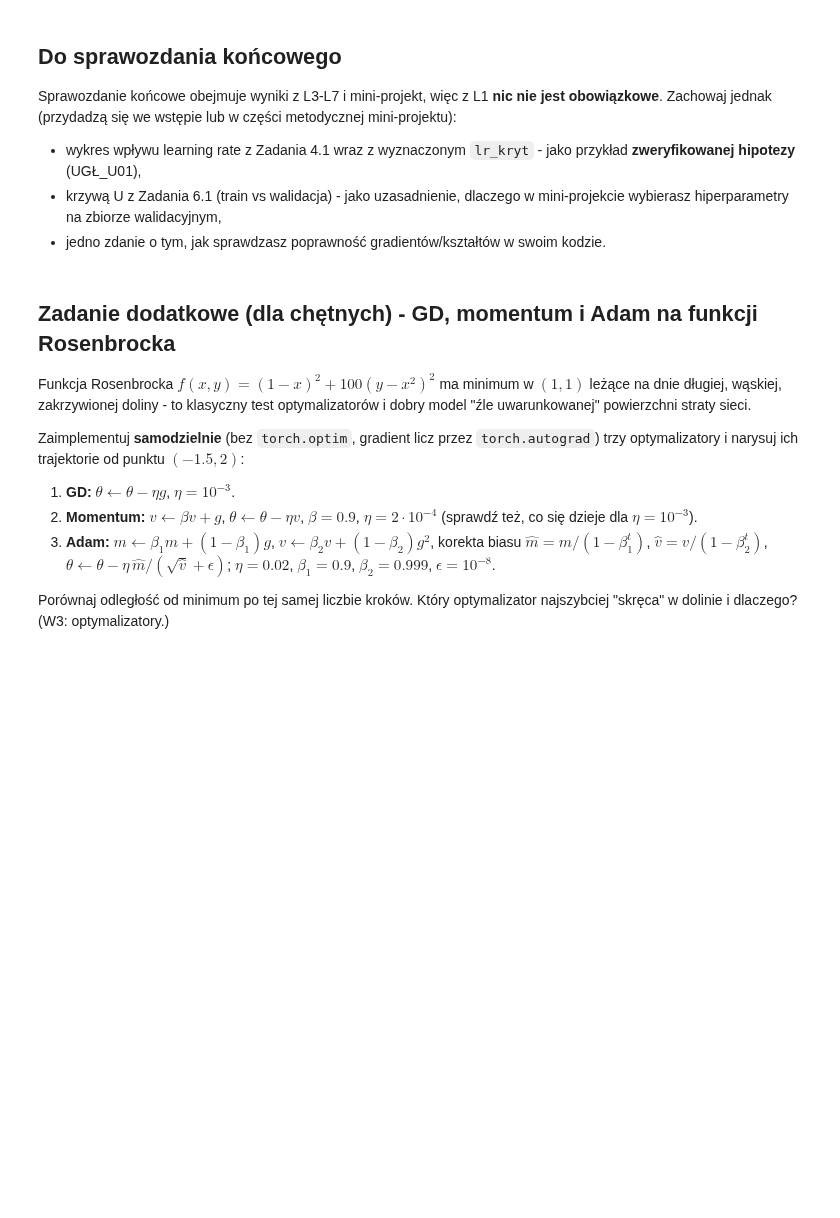
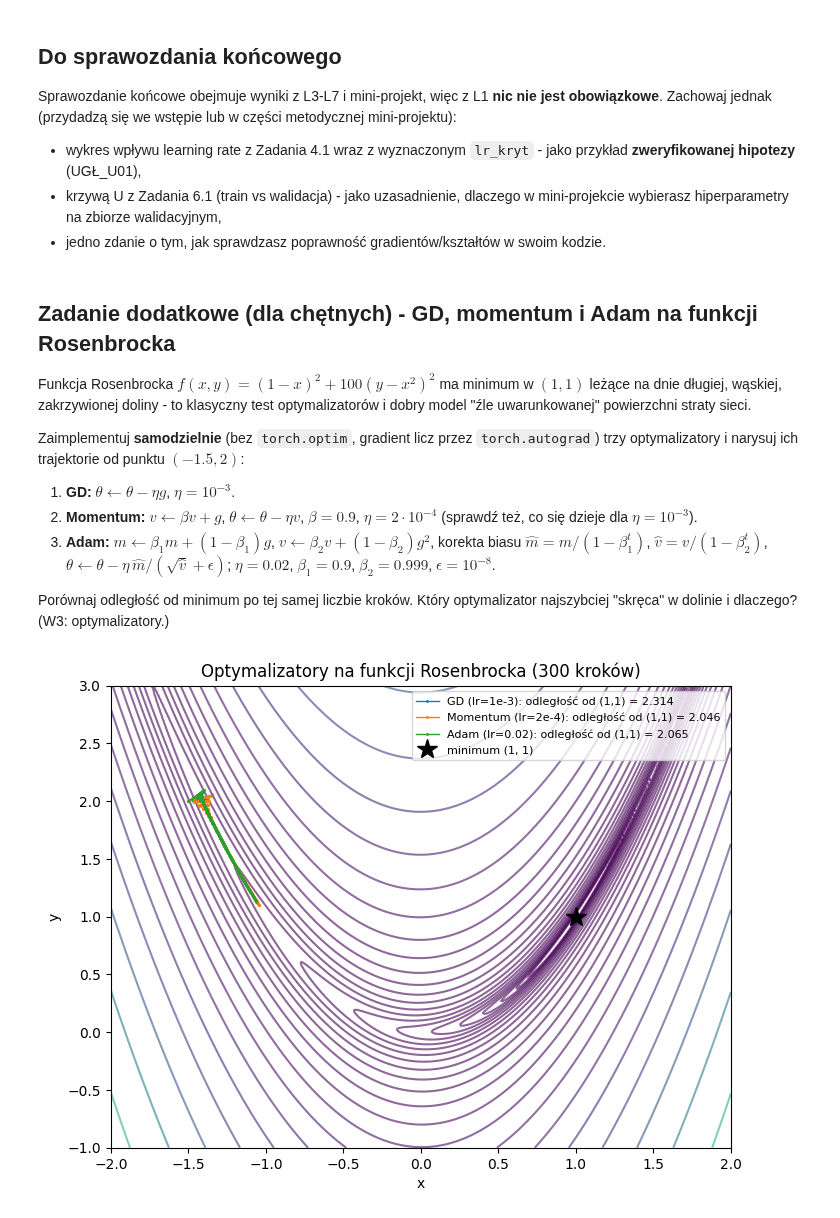
Before and after one commit to RJC2001/Uczenie-g-bokie-i-jego-zastosowania, a Jupyter notebook: 88274_LAB/Lab01_Srodowisko_tensory_gradient.ipynb, the cells around one changed output. Drawn from its saved outputs; the diff is of its cells as text; code cells hidden in the pictures; blank space fills up the shorter version.

```diff
--- a/88274_LAB/Lab01_Srodowisko_tensory_gradient.ipynb
+++ b/88274_LAB/Lab01_Srodowisko_tensory_gradient.ipynb
@@ -872,7 +1088,20 @@ def minibatch_gd(X, y, lr=0.05, epoki=20, batch_size=32, seed=0):
     historia, czasy = [], []
     t0 = time.perf_counter()
     for ep in range(epoki):
-        # TODO: uzupełnij - permutacja, pętla po mini-batchach, gradient na batchu, aktualizacja
+        # permutacja
+        perm = rng.permutation(n)
+        # pętla po mini-batchach
+        for start in range(0, n, batch_size):
+            idx = perm[start:start + batch_size]
+            Xb, yb = X[idx], y[idx]
+            # gradient na batchu (ostatni batch może być mniejszy)
+            nb = len(idx)
+            err = Xb @ w + b - yb
+            dw = 2 * Xb.T @ err / nb
+            db = 2 * np.mean(err)
+            # aktualizacja
+            w -= lr * dw
+            b -= lr * db
         historia.append(np.mean((X @ w + b - y) ** 2))   # strata na całym zbiorze train
         czasy.append(time.perf_counter() - t0)
     return w, b, historia, czasy
@@ -1054,26 +1311,53 @@ Porównaj odległość od minimum po tej samej liczbie kroków. Który optymaliz
 # %%
 def rosenbrock(p):
     return (1 - p[0]) ** 2 + 100 * (p[1] - p[0] ** 2) ** 2
 
 KROKI_R = 300 if SZYBKI_TRYB else 3000
 
 def optymalizuj(metoda, lr, kroki=KROKI_R, start=(-1.5, 2.0)):
     p = torch.tensor(start, dtype=torch.float64, requires_grad=True)
     sciezka_r = [p.detach().numpy().copy()]
-    # TODO: uzupełnij - pętla z GD / momentum / Adam liczonymi ręcznie
-    pass
+    m = torch.zeros(2, dtype=torch.float64)
+    v = torch.zeros(2, dtype=torch.float64)
+    beta1, beta2, eps = 0.9, 0.999, 1e-8
+    beta_m = 0.9
+    # pętla z GD / momentum / Adam
+    for t in range(1, kroki + 1):
+        f = rosenbrock(p)
+        f.backward()
+        g = p.grad.detach().clone()
+        with torch.no_grad():
+            if metoda == "gd":
+                # GD
+                p -= lr * g
+            elif metoda == "momentum":
+                # momentum
+                v = beta_m * v + g
+                p -= lr * v
+            elif metoda == "adam":
+                # Adam
+                m = beta1 * m + (1 - beta1) * g
+                v = beta2 * v + (1 - beta2) * g ** 2
+                # korekta biasu
+                m_hat = m / (1 - beta1 ** t)
+                v_hat = v / (1 - beta2 ** t)
+                p -= lr * m_hat / (torch.sqrt(v_hat) + eps)
+            p.grad.zero_()
+        sciezka_r.append(p.detach().numpy().copy())
     return np.array(sciezka_r)
 
 trajektorie = {"GD (lr=1e-3)": optymalizuj("gd", 1e-3),
                "Momentum (lr=2e-4)": optymalizuj("momentum", 2e-4),
                "Adam (lr=0.02)": optymalizuj("adam", 0.02)}
 
 Xr, Yr = np.meshgrid(np.linspace(-2, 2, 300), np.linspace(-1, 3, 300))
 Zr = (1 - Xr) ** 2 + 100 * (Yr - Xr ** 2) ** 2
 plt.figure(figsize=(8, 6))
 plt.contour(Xr, Yr, Zr, levels=np.logspace(-1, 3.5, 25), cmap="viridis", alpha=0.6)
 for nazwa, tr in trajektorie.items():
     plt.plot(tr[:, 0], tr[:, 1], ".-", ms=2, lw=1, label=f"{nazwa}: odległość od (1,1) = {np.linalg.norm(tr[-1] - 1):.3f}")
 plt.plot(1, 1, "k*", ms=15, label="minimum (1, 1)")
 plt.title(f"Optymalizatory na funkcji Rosenbrocka ({KROKI_R} kroków)")
 plt.xlabel("x"); plt.ylabel("y"); plt.legend(fontsize=8); plt.show()
+# %% [output]
+[figure, added]
```
Also changed, not shown: parts of 37 cells of this notebook, 18 other files.
